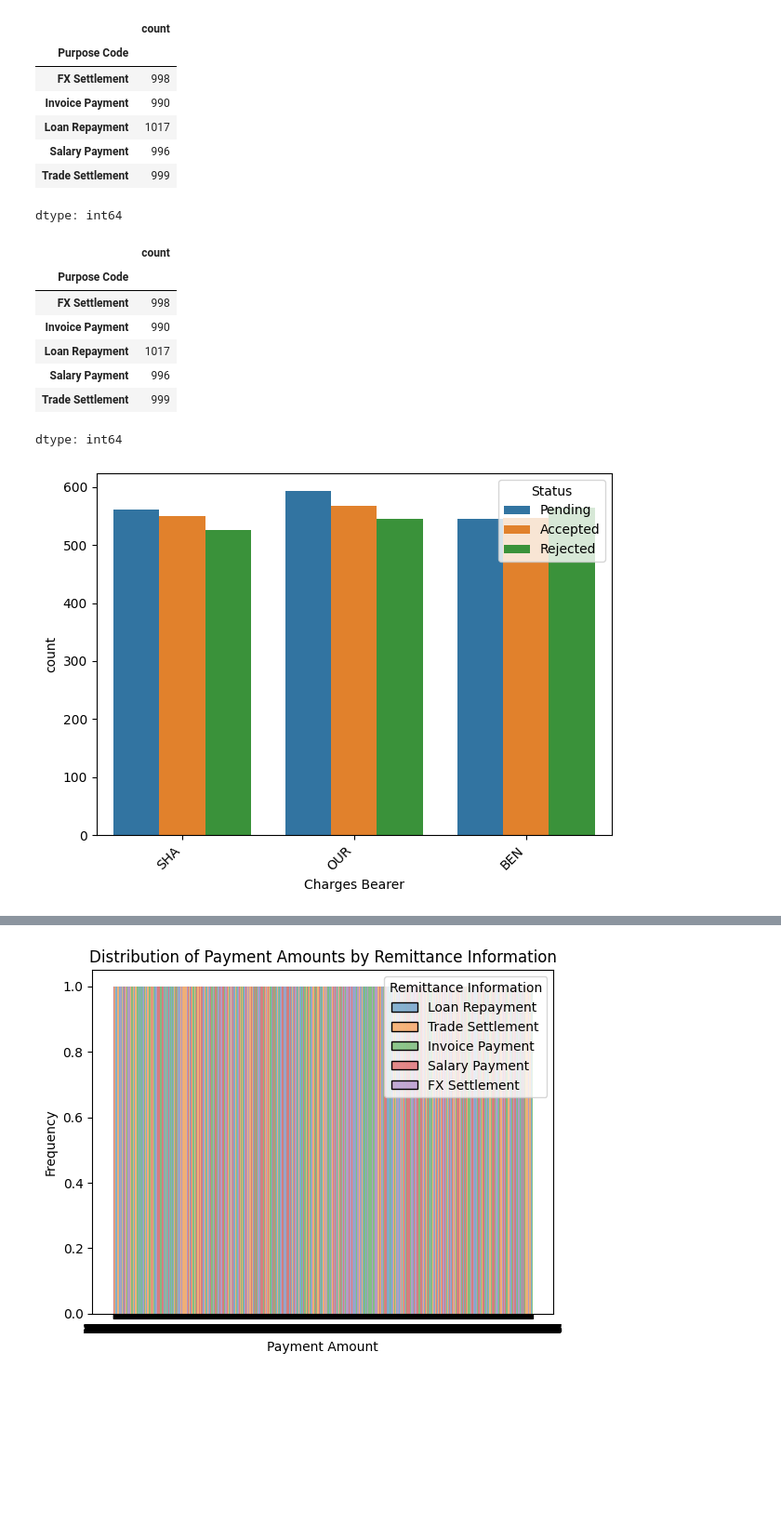
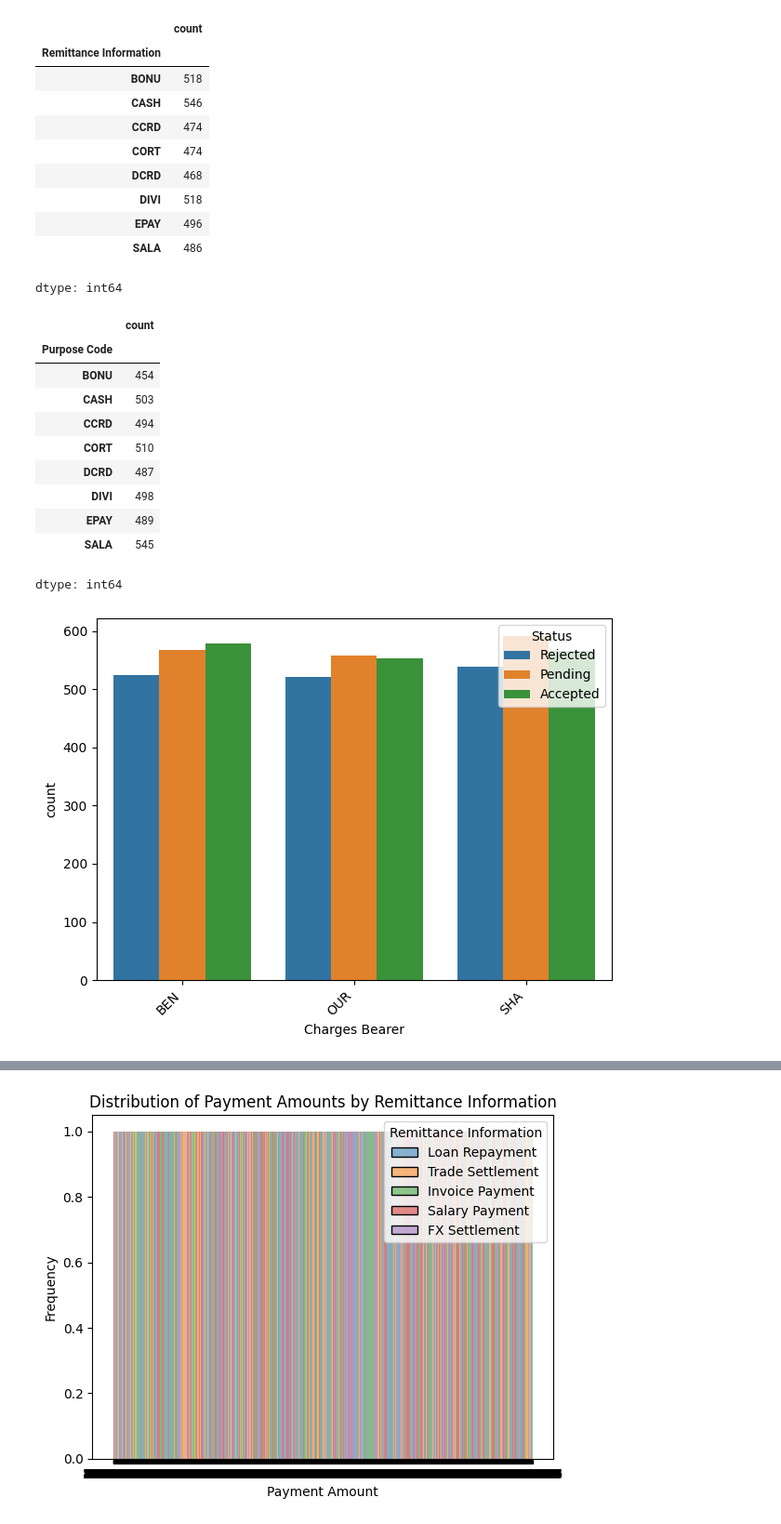
Before and after one commit to vijaykumarharakuni/data_analysis, a Jupyter notebook: Payment_Data.ipynb, the cells around one changed output, grey strips where cells are left out. Shown: that part at 93% size. Drawn from its saved outputs; the diff is of its cells as text; code cells hidden in the pictures; blank space fills up the shorter version.

```diff
--- a/Payment_Data.ipynb
+++ b/Payment_Data.ipynb
@@ -142,7 +144,7 @@ import pandas as pd
 import seaborn as sns
 import matplotlib.pyplot as plt
 
-data = pd.read_excel('/content/ISO20022_Large_Payment_Data.xlsx')
+data = pd.read_excel('/content/ISO20022_Large_Payment_Data_Latest.xlsx')
 data.head()
 
 data.info()
@@ -175,0 +188,10 @@ plt.show()
+# %%
+data[['Debtor Address', 'Debtor CountyPost Code']] = data["Debtor Address"].str.split('\n', expand=True)
+data[['Debtor County', 'Debtor CountyPost Code']] = data["Debtor CountyPost Code"].str.split(',', expand=True)
+data['Debtor State']= data["Debtor CountyPost Code"].str[0:3]
+data[['Creditor Address', 'Creditor CountyPost Code']] = data["Creditor Address"].str.split('\n', expand=True)
+data[['Creditor County', 'Creditor CountyPost Code']] = data["Creditor CountyPost Code"].str.split(',', expand=True)
+data['Creditor State']= data["Creditor CountyPost Code"].str[0:3]
+data.drop(['Debtor CountyPost Code'],axis=1,inplace=True)
+data.drop(['Creditor CountyPost Code'],axis=1,inplace=True)
+data.head()
@@ -258,12 +315,17 @@ data.groupby('Charges Bearer').value_counts()
 dtype: int64
 # %%
 data.value_counts().groupby('Purpose Code').count()
+data.value_counts().groupby('Instruction for Creditor Agent').count()
+data.value_counts().groupby('Remittance Information').count()
 # %% [output]
 |  | count |
-| Purpose Code |  |
-| FX Settlement | 998 |
-| Invoice Payment | 990 |
-| Loan Repayment | 1017 |
-| Salary Payment | 996 |
-| Trade Settlement | 999 |
+| Remittance Information |  |
+| BONU | 518 |
+| CASH | 546 |
+| CCRD | 474 |
+| CORT | 474 |
+| DCRD | 468 |
+| DIVI | 518 |
+| EPAY | 496 |
+| SALA | 486 |
 dtype: int64
@@ -272,11 +359,14 @@ data.value_counts().groupby('Purpose Code').count()
 # %% [output]
 |  | count |
 | Purpose Code |  |
-| FX Settlement | 998 |
-| Invoice Payment | 990 |
-| Loan Repayment | 1017 |
-| Salary Payment | 996 |
-| Trade Settlement | 999 |
+| BONU | 454 |
+| CASH | 503 |
+| CCRD | 494 |
+| CORT | 510 |
+| DCRD | 487 |
+| DIVI | 498 |
+| EPAY | 489 |
+| SALA | 545 |
 dtype: int64
 # %%
 sns.countplot(data=data, x='Charges Bearer', hue='Status')
@@ -286,4 +376,4 @@ plt.xticks(rotation=45, ha='right') # Rotate x-axis labels for better readabilit
 plt.tight_layout() # Adjust layout to prevent labels from overlapping
 plt.show()
 # %% [output]
-[figure, old version]
+[figure, new version]
```
Also changed, not shown: parts of 19 cells of this notebook.
